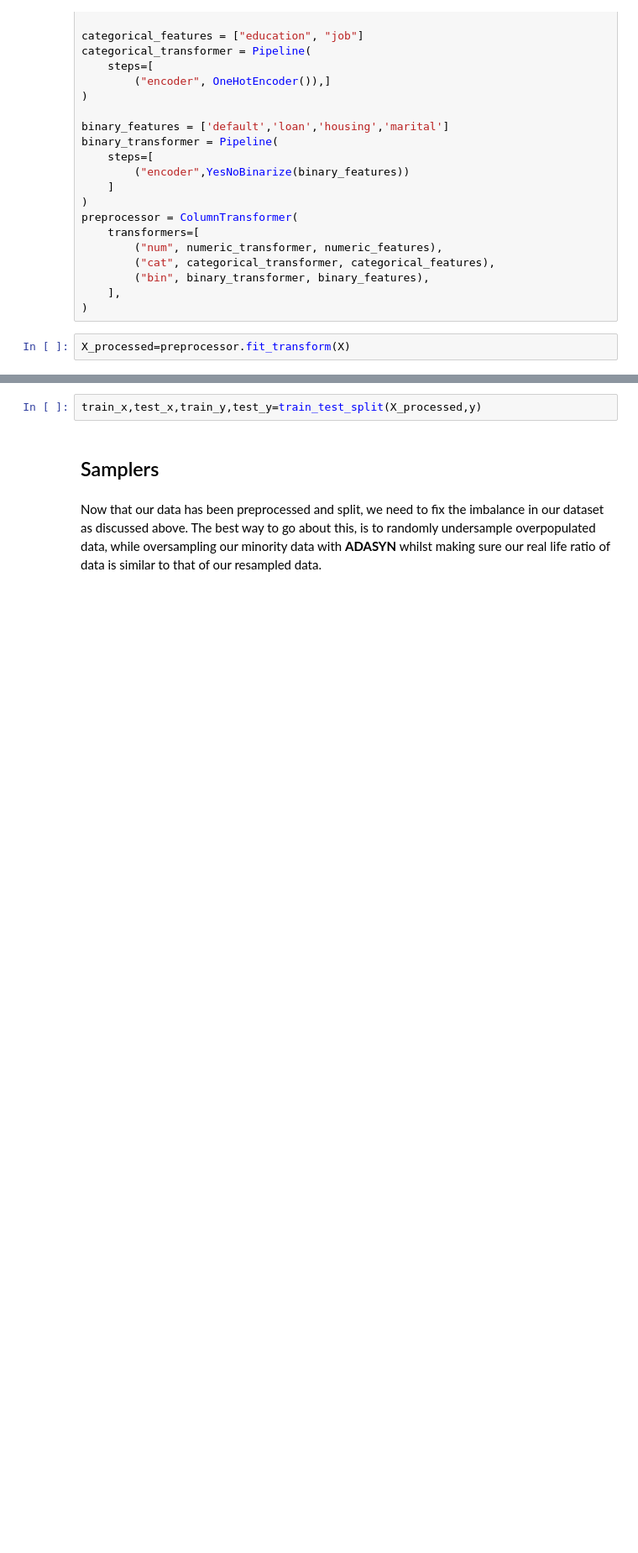
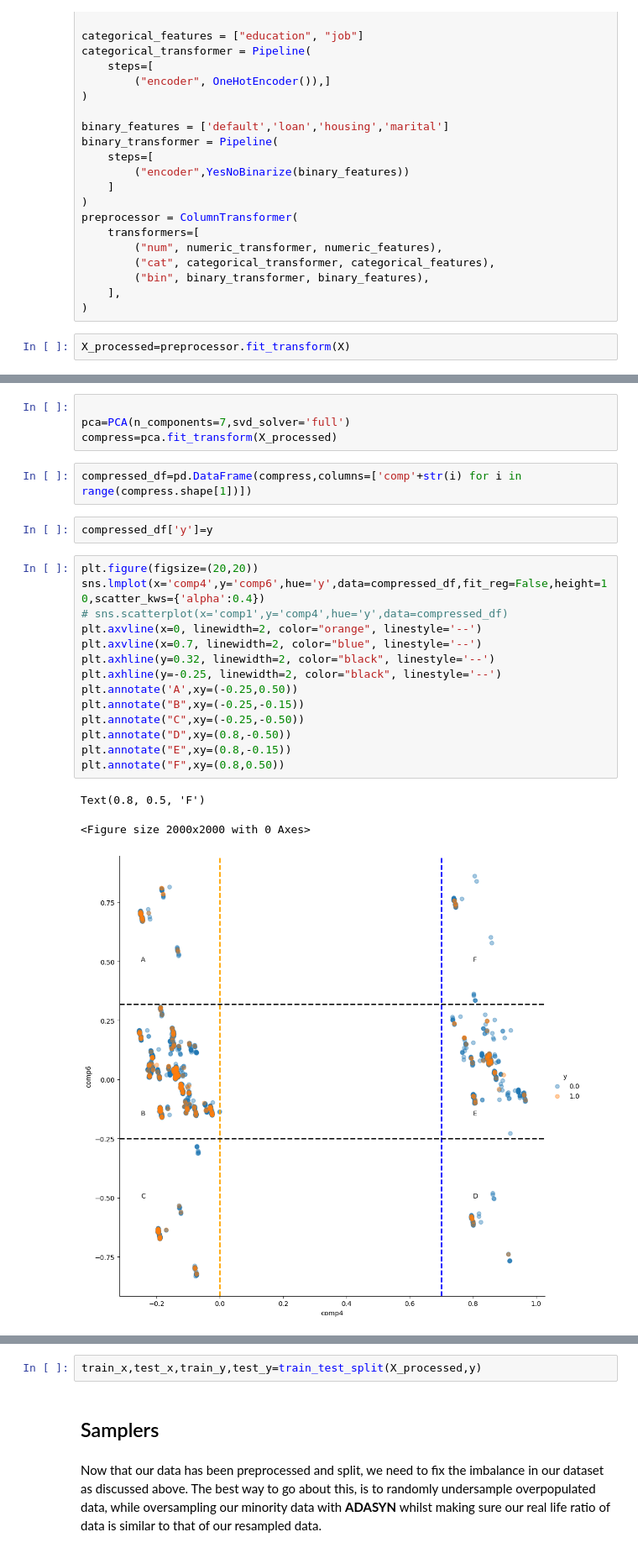
Before and after one commit to noorraghib12/BlockStakML-Raghib-Noor, a Jupyter notebook: BLOCK_STAK_ML.ipynb, the cells around one changed output, grey strips where cells are left out. Shown at 84% size. Drawn from its saved outputs; the diff is of its cells as text; blank space fills up the shorter version.

```diff
--- a/BLOCK_STAK_ML.ipynb
+++ b/BLOCK_STAK_ML.ipynb
@@ -513,0 +529,26 @@ X_processed=preprocessor.fit_transform(X)
+# %%
+
+pca=PCA(n_components=7,svd_solver='full')
+compress=pca.fit_transform(X_processed)
+# %%
+compressed_df=pd.DataFrame(compress,columns=['comp'+str(i) for i in range(compress.shape[1])])
+# %%
+compressed_df['y']=y
+# %%
+plt.figure(figsize=(20,20))
+sns.lmplot(x='comp4',y='comp6',hue='y',data=compressed_df,fit_reg=False,height=10,scatter_kws={'alpha':0.4})
+# sns.scatterplot(x='comp1',y='comp4',hue='y',data=compressed_df)
+plt.axvline(x=0, linewidth=2, color="orange", linestyle='--')
+plt.axvline(x=0.7, linewidth=2, color="blue", linestyle='--')
+plt.axhline(y=0.32, linewidth=2, color="black", linestyle='--')
+plt.axhline(y=-0.25, linewidth=2, color="black", linestyle='--')
+plt.annotate('A',xy=(-0.25,0.50))
+plt.annotate("B",xy=(-0.25,-0.15))
+plt.annotate("C",xy=(-0.25,-0.50))
+plt.annotate("D",xy=(0.8,-0.50))
+plt.annotate("E",xy=(0.8,-0.15))
+plt.annotate("F",xy=(0.8,0.50))
+# %% [output]
+Text(0.8, 0.5, 'F')
+<Figure size 2000x2000 with 0 Axes>
+[figure, added]
```
Also changed, not shown: parts of 12 cells of this notebook.
